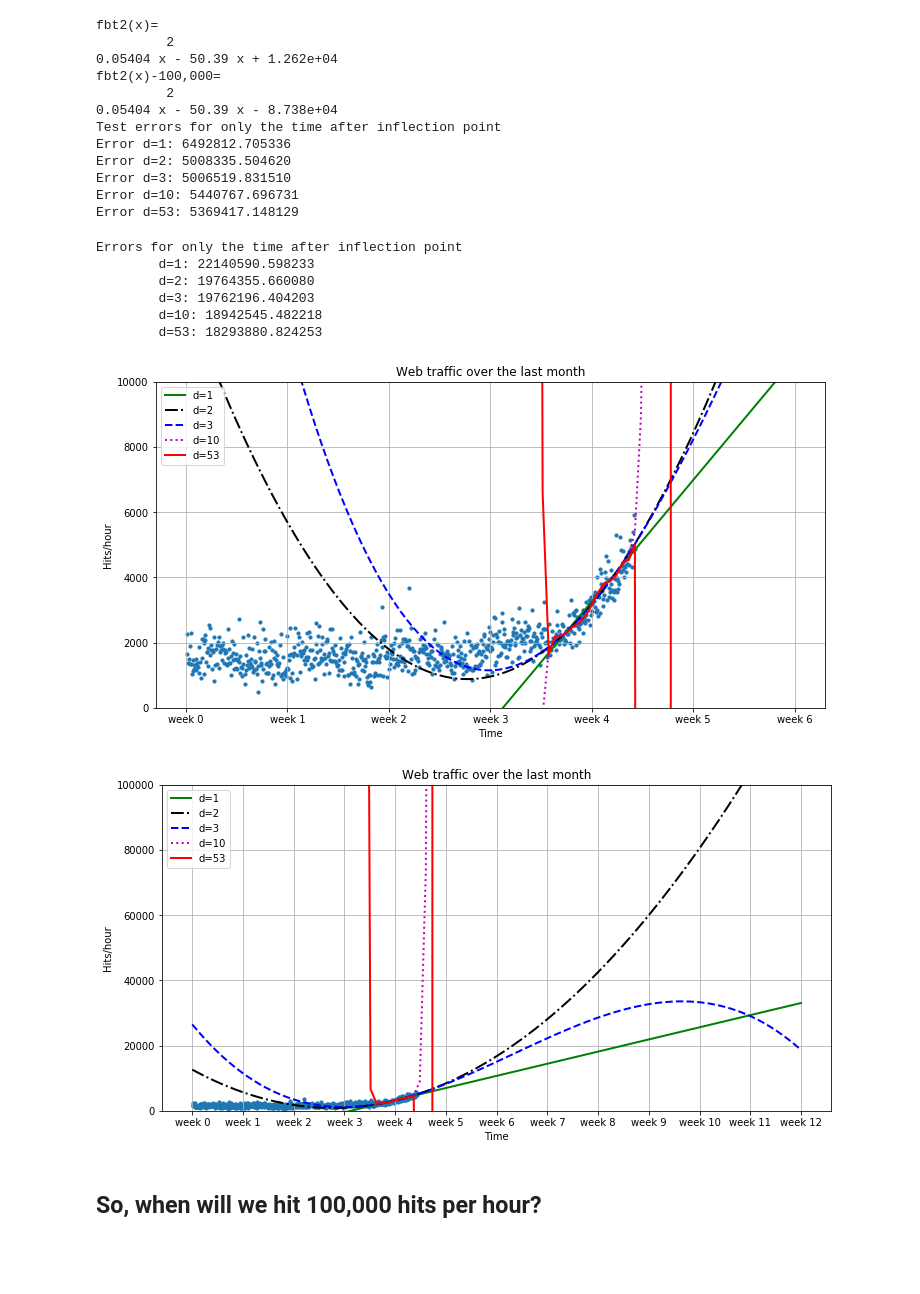
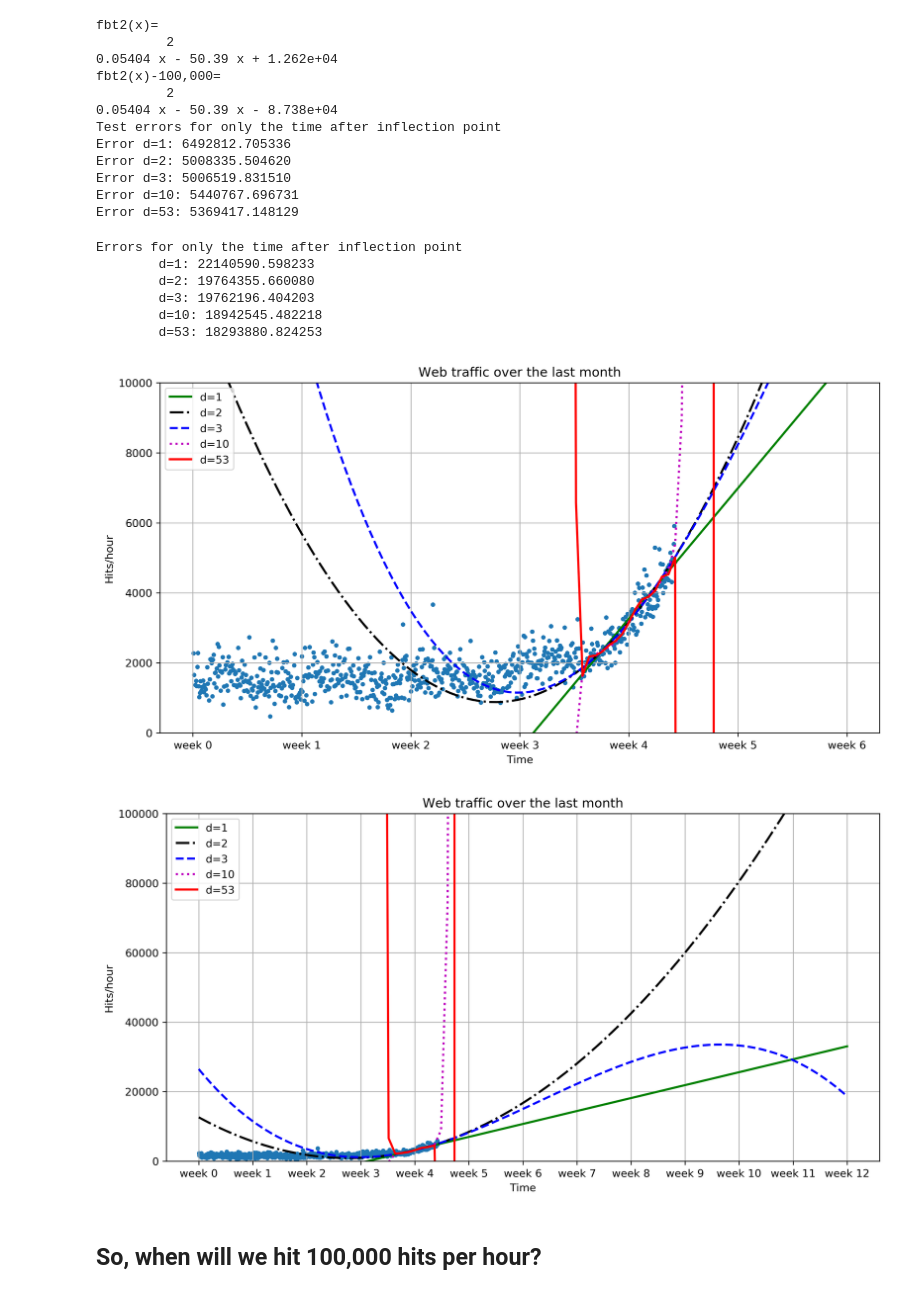
Before and after one commit to luispedro/BuildingMachineLearningSystemsWithPython, a Jupyter notebook: ch01/chapter_01.ipynb, the cells around one changed output. Saved outputs shown, nothing was run; the diff lists cells and outputs as text; code cells hidden in the pictures; blank space fills up the shorter version.

```diff
--- a/ch01/chapter_01.ipynb
+++ b/ch01/chapter_01.ipynb
@@ -242,14 +242,14 @@ def gen_web_traffic_data():
 
     return x, y
 
-def plot_web_traffic(x, y, models=None, mx=None, ymax=None):
+def plot_web_traffic(x, y, models=None, mx=None, ymax=None, fig_idx=None):
     '''
     Plot the web traffic (y) over time (x).
 
     If models is given, it is expected to be a list fitted models,
     which will be plotted as well (used later in this chapter).
     '''
-    plt.figure(figsize=(12,6)) # width and height of the plot in inches
+    plt.figure(figsize=(12,6), dpi=300) # width and height of the plot in inches
     plt.scatter(x, y, s=10)
     plt.title("Web traffic over the last month")
     plt.xlabel("Time")
@@ -274,6 +274,9 @@ def plot_web_traffic(x, y, models=None, mx=None, ymax=None):
 
     plt.grid()
     plt.ylim(ymin=0)
+
+    if fig_idx is not None:
+        plt.savefig(os.path.join(CHART_DIR, "B09124_01_%s.png" % fig_idx))
 # %%
 x, y = gen_web_traffic_data()
 np.savetxt(os.path.join(DATA_DIR, "web_traffic.tsv"),
@@ -503,29 +501,29 @@ Error d=53: 5369417.148129
 # %%
 print("Errors for only the time after inflection point")
 for f in [fb1, fb2, fb3, fb10, fb100]:
     print("\td=%i: %f" % (f.order, error(f, xb, yb)))
 
 plot_web_traffic(
     x, y, [fbt1, fbt2, fbt3, fbt10, fbt100],
     mx=np.linspace(0, 6 * 7 * 24, 100),
-    ymax=10000)
-plt.savefig(os.path.join(CHART_DIR, "1400_01_08.png"))
+    ymax=10000,
+    fig_idx="08")
 # %% [output]
 Errors for only the time after inflection point
         d=1: 22140590.598233
         d=2: 19764355.660080
         d=3: 19762196.404203
         d=10: 18942545.482218
         d=53: 18293880.824253
-[figure, old version]
+[figure, new version]
 # %%
 plot_web_traffic(
     x, y, [fbt1, fbt2, fbt3, fbt10, fbt100],
     mx=np.linspace(0, 12 * 7 * 24, 100),
-    ymax=100000)
-plt.savefig(os.path.join(CHART_DIR, "1400_01_08.png"))
+    ymax=100000,
+    fig_idx="09")
 # %% [output]
-[figure, old version]
+[figure, new version]
 # %% [markdown]
 ## So, when will we hit 100,000 hits per hour?
 # %%
```
Also changed, not shown: parts of 10 cells of this notebook.
